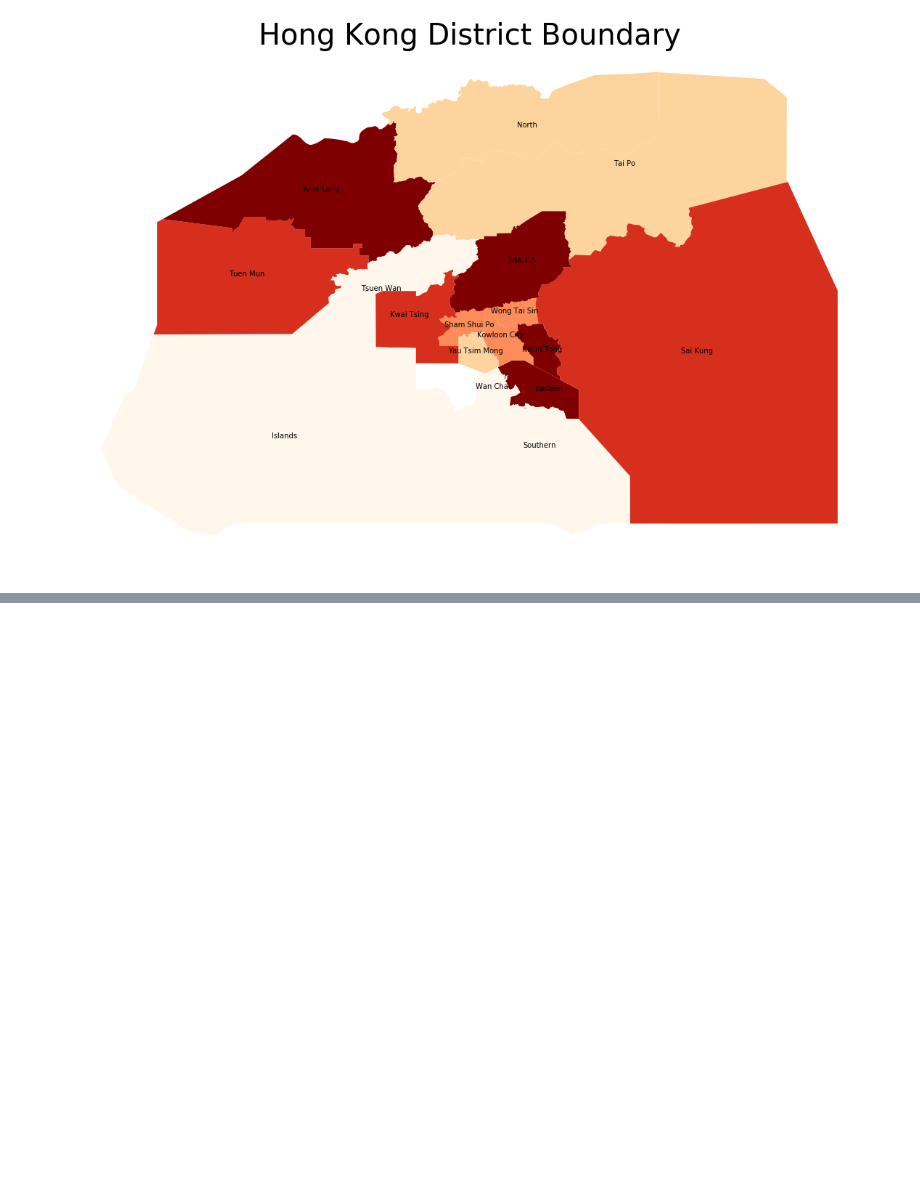
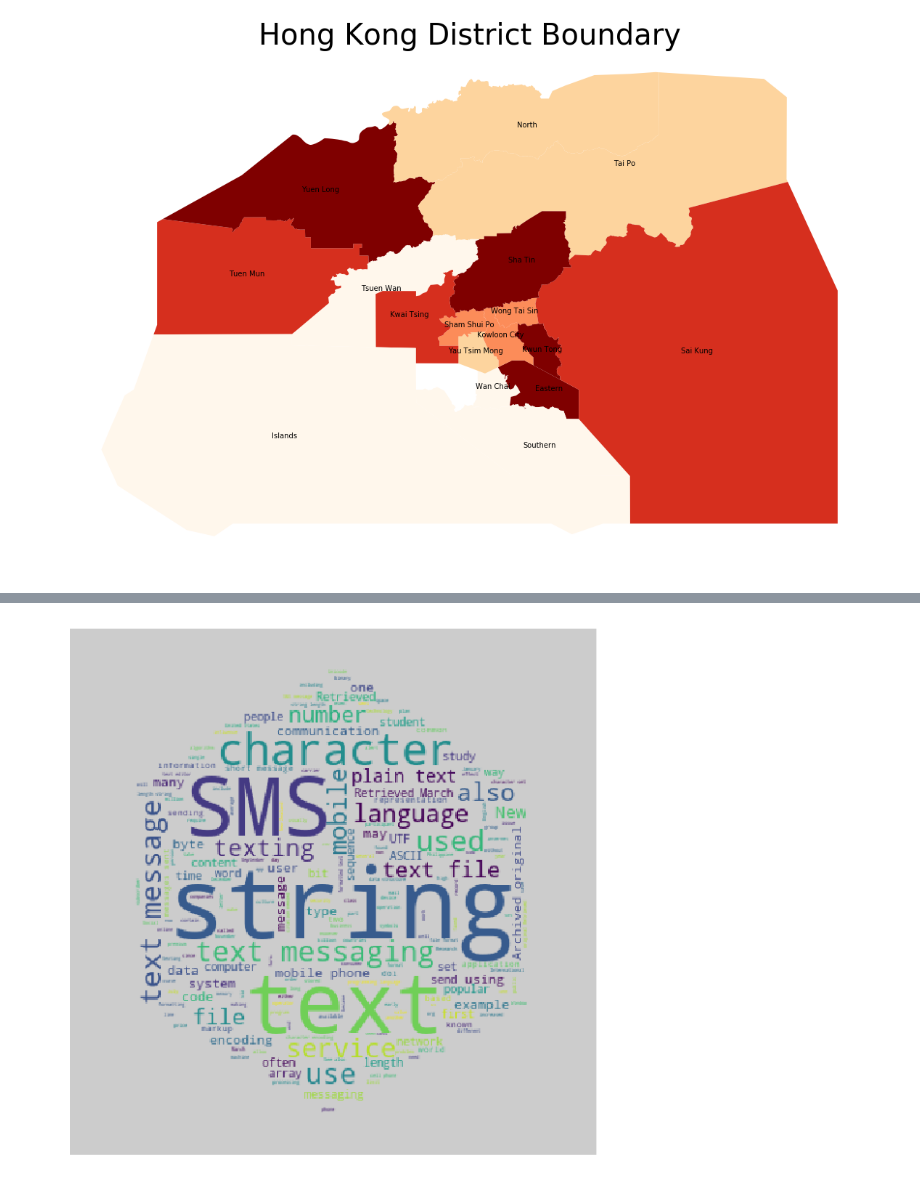
Before and after one commit to KFCMike/python-for-hkpug, a Jupyter notebook: Data Visualization.ipynb, the cells around one changed output, grey strips where cells are left out. Cells and saved outputs as stored; diff of their text form; code cells hidden in the pictures; blank space fills up the shorter version.

```diff
--- a/Data Visualization.ipynb
+++ b/Data Visualization.ipynb
@@ -138,0 +178,11 @@ For example, this is the word cloud of Wikimedia-l generated by IBM word cloud g
+# %%
+circle_mask = np.array(mask_image)
+# %%
+wordcloud2 = WordCloud(background_color="#cccccc", mask=circle_mask)
+wordcloud2.generate(text)
+plt.figure( figsize=(10,10))
+plt.imshow(wordcloud2)
+plt.axis("off")
+plt.show()
+# %% [output]
+[figure, added]
```
Also changed, not shown: parts of 11 cells of this notebook, 2 other files.
